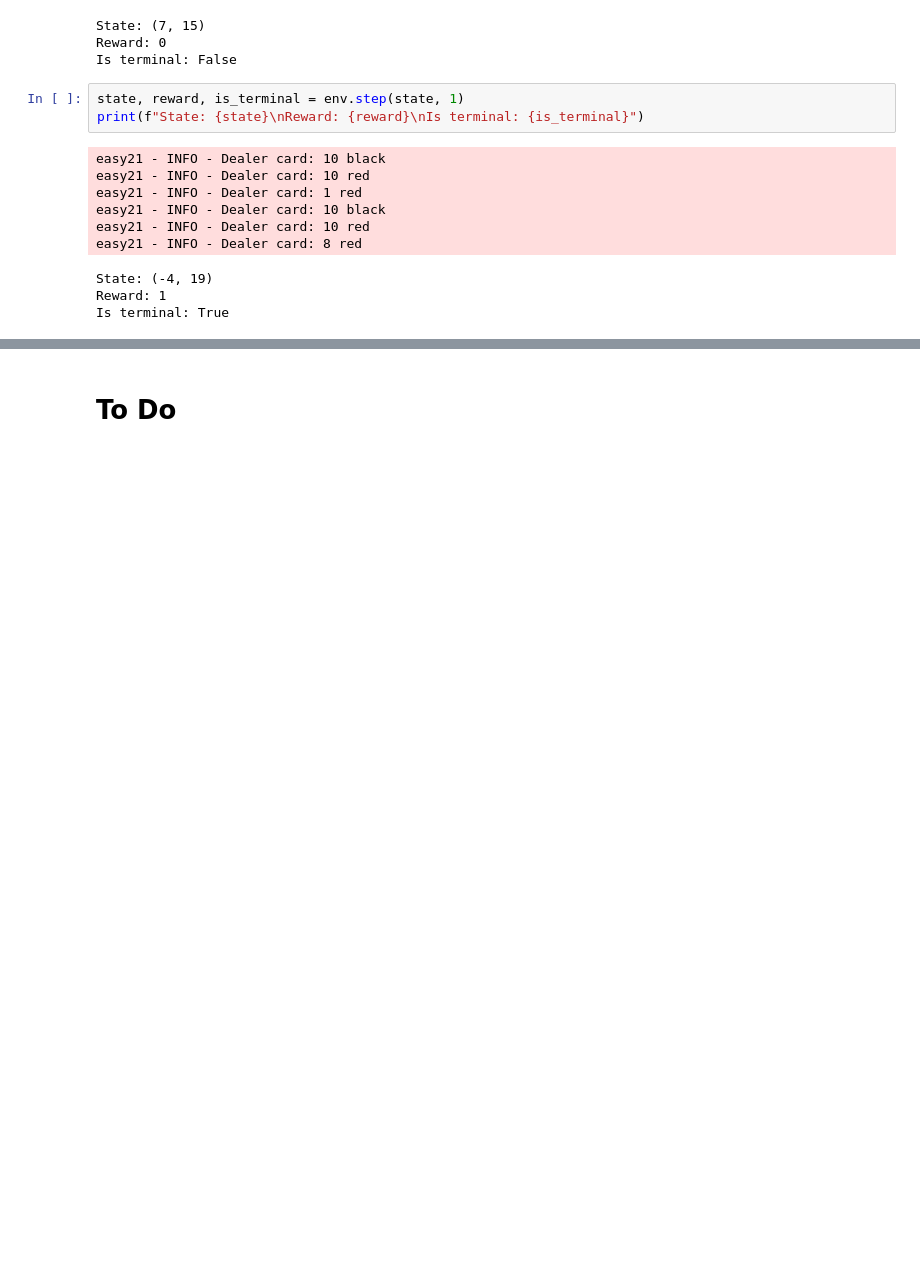
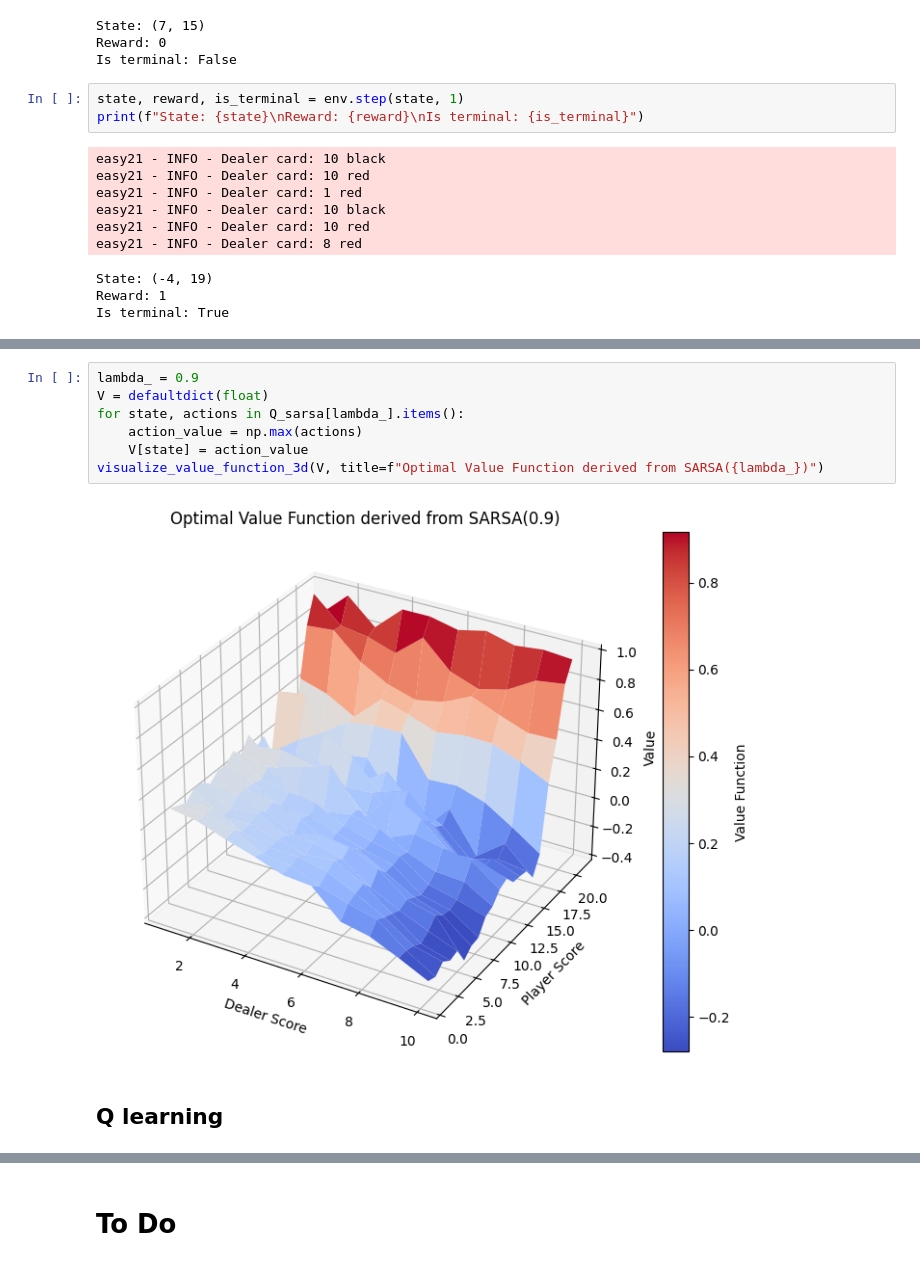
Before and after one commit to ernestknurov/rl-easy21, a Jupyter notebook: test.ipynb, the cells around one changed output, grey strips where cells are left out. Drawn from its saved outputs; the diff is of its cells as text; blank space fills up the shorter version.

```diff
--- a/test.ipynb
+++ b/test.ipynb
@@ -229,0 +500,11 @@ Is terminal: True
+# %%
+lambda_ = 0.9
+V = defaultdict(float)
+for state, actions in Q_sarsa[lambda_].items():
+    action_value = np.max(actions)
+    V[state] = action_value
+visualize_value_function_3d(V, title=f"Optimal Value Function derived from SARSA({lambda_})")
+# %% [output]
+[figure, added]
+# %% [markdown]
+## Q learning
```
Also changed, not shown: parts of 50 cells of this notebook.
